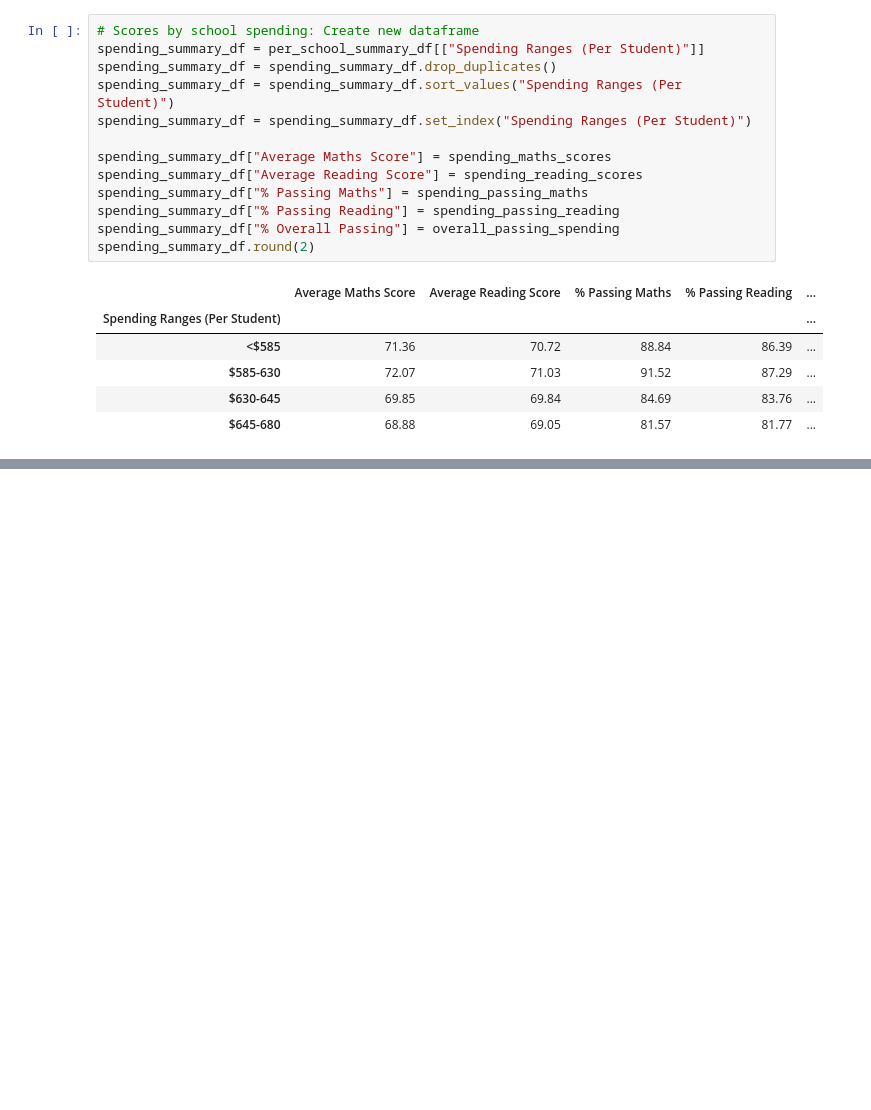
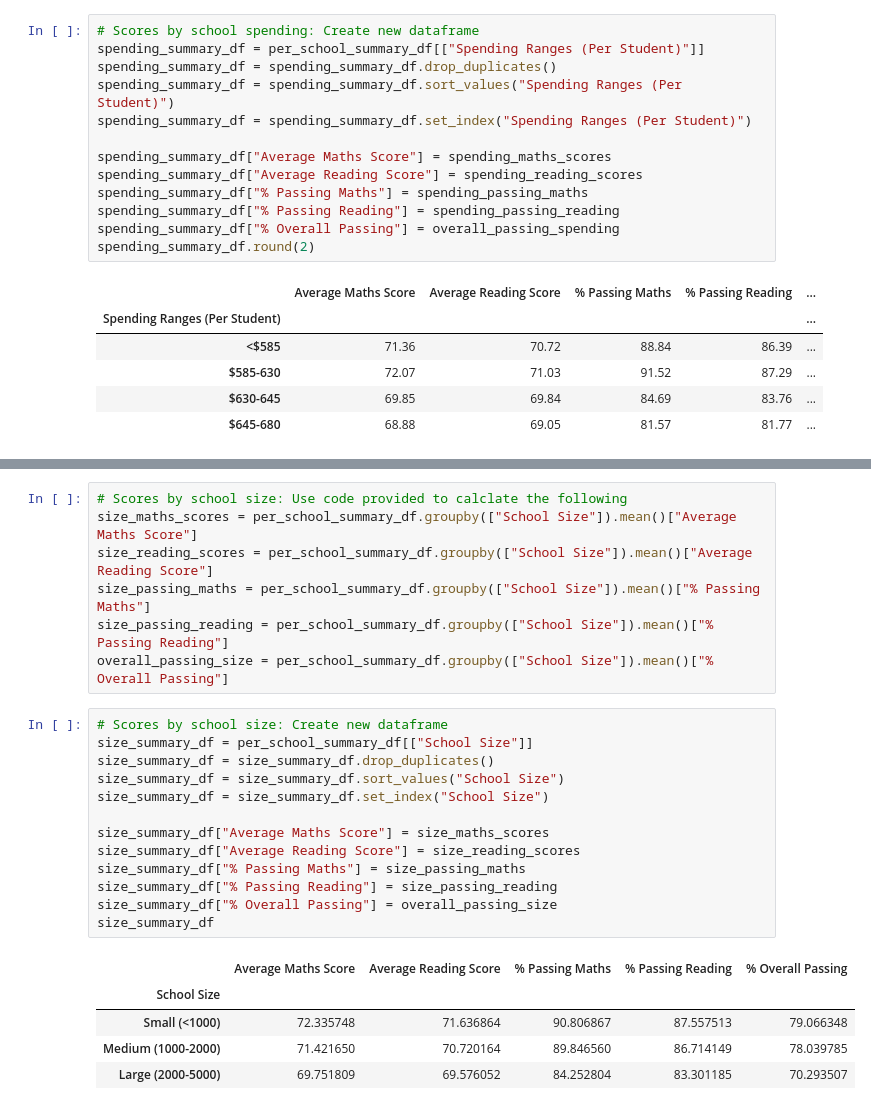
Before and after one commit to bec-n/pandas_challenge, a Jupyter notebook: PyCitySchools/Scores by School Spending, Size and Type.ipynb, the cells around one changed output, grey strips where cells are left out. Cells and saved outputs as stored; diff of their text form; blank space fills up the shorter version.

```diff
--- a/PyCitySchools/Scores by School Spending, Size and Type.ipynb
+++ b/PyCitySchools/Scores by School Spending, Size and Type.ipynb
@@ -320,0 +317,26 @@ NameError: name 'pd' is not defined
+# %%
+# Scores by school size: Use code provided to calclate the following
+size_maths_scores = per_school_summary_df.groupby(["School Size"]).mean()["Average Maths Score"]
+size_reading_scores = per_school_summary_df.groupby(["School Size"]).mean()["Average Reading Score"]
+size_passing_maths = per_school_summary_df.groupby(["School Size"]).mean()["% Passing Maths"]
+size_passing_reading = per_school_summary_df.groupby(["School Size"]).mean()["% Passing Reading"]
+overall_passing_size = per_school_summary_df.groupby(["School Size"]).mean()["% Overall Passing"]
+# %%
+# Scores by school size: Create new dataframe
+size_summary_df = per_school_summary_df[["School Size"]]
+size_summary_df = size_summary_df.drop_duplicates()
+size_summary_df = size_summary_df.sort_values("School Size")
+size_summary_df = size_summary_df.set_index("School Size")
+
+size_summary_df["Average Maths Score"] = size_maths_scores
+size_summary_df["Average Reading Score"] = size_reading_scores
+size_summary_df["% Passing Maths"] = size_passing_maths
+size_summary_df["% Passing Reading"] = size_passing_reading
+size_summary_df["% Overall Passing"] = overall_passing_size
+size_summary_df
+# %% [output]
+|  | Average Maths Score | Average Reading Score | % Passing Maths | % Passing Reading | % Overall Passing |
+| School Size |  |  |  |  |  |
+| Small (<1000) | 72.335748 | 71.636864 | 90.806867 | 87.557513 | 79.066348 |
+| Medium (1000-2000) | 71.421650 | 70.720164 | 89.846560 | 86.714149 | 78.039785 |
+| Large (2000-5000) | 69.751809 | 69.576052 | 84.252804 | 83.301185 | 70.293507 |
```
Also changed, not shown: parts of 4 cells of this notebook, 1 other file.
